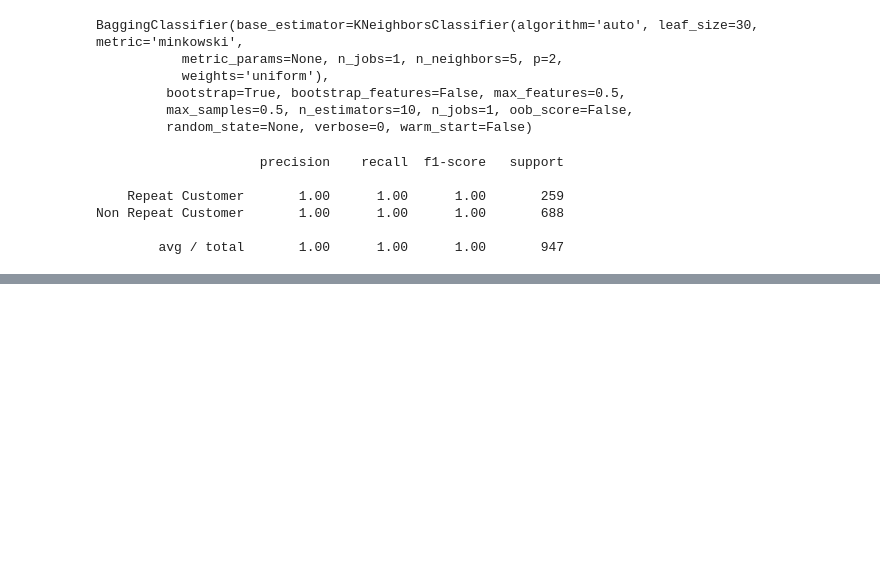
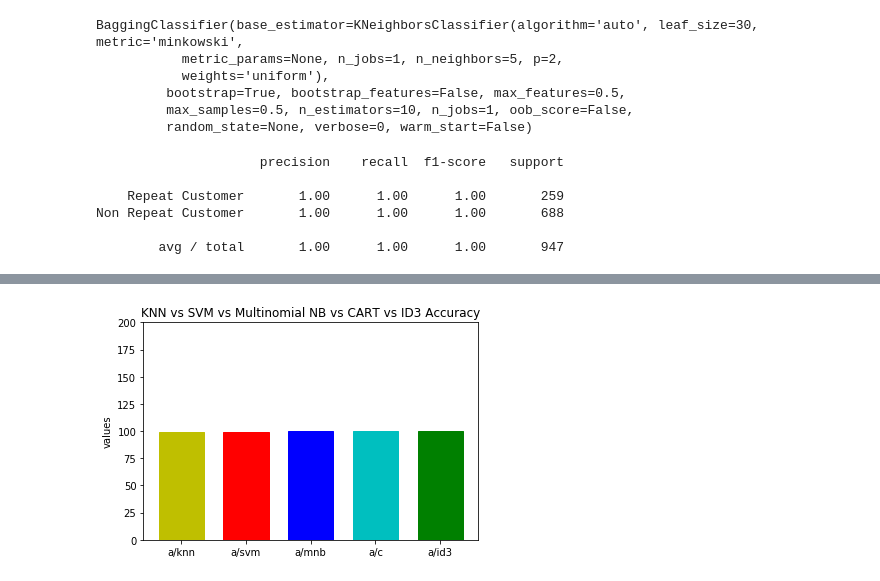
Before and after one commit to sylvester-francis/machine-learning-J-component, a Jupyter notebook: ML-J Component.ipynb, the cells around one changed output, grey strips where cells are left out. Saved outputs shown, nothing was run; the diff lists cells and outputs as text; code cells hidden in the pictures; blank space fills up the shorter version.

```diff
--- a/ML-J Component.ipynb
+++ b/ML-J Component.ipynb
@@ -466,12 +466,12 @@ Non Repeat Customer       0.79      1.00      0.88       688
 
         avg / total       0.83      0.80      0.76       947
 # %%
-accuracy_test_gnb=round(gaussnb_clf.score(X_test,y_test)*100,2)
-accuracy_train_gnb=round(gaussnb_clf.score(X_train,y_train)*100,2)
-accuracy_gnb=round(accuracy_score(y_test, y_pred)*100,2)
-print('Training accuracy of Multinomial Naive Bayes',accuracy_train_gnb)
-print('Testing accuracy of Multinomial Naive Bayes',accuracy_test_gnb)
-print('Accuracy of Multinomial Naive Bayes classifier:',accuracy_gnb)
+accuracy_test_mnb=round(gaussnb_clf.score(X_test,y_test)*100,2)
+accuracy_train_mnb=round(gaussnb_clf.score(X_train,y_train)*100,2)
+accuracy_mnb=round(accuracy_score(y_test, y_pred)*100,2)
+print('Training accuracy of Multinomial Naive Bayes',accuracy_train_mnb)
+print('Testing accuracy of Multinomial Naive Bayes',accuracy_test_mnb)
+print('Accuracy of Multinomial Naive Bayes classifier:',accuracy_mnb)
 # %% [output]
 Training accuracy of Multinomial Naive Bayes 79.7
 Testing accuracy of Multinomial Naive Bayes 80.04
@@ -498,4 +498,4 @@ DecisionTreeClassifier(class_weight=None, criterion='gini', max_depth=2,
             min_weight_fraction_leaf=0.0, presort=False, random_state=86,
             splitter='best')
 # %%
-y_pred = clf.predict(X_test)
+c_pred = clf.predict(X_test)
@@ -579,10 +579,10 @@ Non Repeat Customer       1.00      1.00      1.00       688
 
         avg / total       1.00      1.00      1.00       947
 # %%
-accuracy_test_CART=round(clf.score(X_test,y_test)*100,2)
-accuracy_train_CART=round(clf.score(X_train,y_train)*100,2)
-accuracy_CART=round(accuracy_score(y_test, y_pred)*100,2)
-print('Training accuracy of Multinomial Naive Bayes',accuracy_train_CART)
-print('Testing accuracy of Multinomial Naive Bayes',accuracy_test_CART)
-print('Accuracy of Multinomial Naive Bayes classifier:',accuracy_CART)
+accuracy_test_ID3=round(clf.score(X_test,y_test)*100,2)
+accuracy_train_ID3=round(clf.score(X_train,y_train)*100,2)
+accuracy_ID3=round(accuracy_score(y_test, id3_pred)*100,2)
+print('Training accuracy of ID3',accuracy_train_ID3)
+print('Testing accuracy of ID3',accuracy_test_ID3)
+print('Accuracy of ID3:',accuracy_ID3)
 # %% [output]
@@ -625,0 +742,16 @@ Accuracy of Bagging KNN Classifier: 99.89
+# %%
+barlist=plt.bar(['a/knn','a/svm','a/mnb','a/c','a/id3'],[accuracy_knn,accuracy_svm,accuracy_mnb,accuracy_CART,accuracy_ID3],align='center', alpha=1.0,width=0.7
+            )
+barlist[0].set_color('y')
+barlist[2].set_color('b')
+barlist[4].set_color('g')
+barlist[1].set_color('r')
+barlist[3].set_color('c')
+plt.ylabel('values')
+x1,x2,y1,y2 = plt.axis()
+#print(x1,x2,y1,y2)
+plt.axis((x1,x2,0,200))
+plt.title('KNN vs SVM vs Multinomial NB vs CART vs ID3 Accuracy')
+plt.show()
+# %% [output]
+[figure, added]
```
Also changed, not shown: parts of 35 cells of this notebook, 1 other file.
